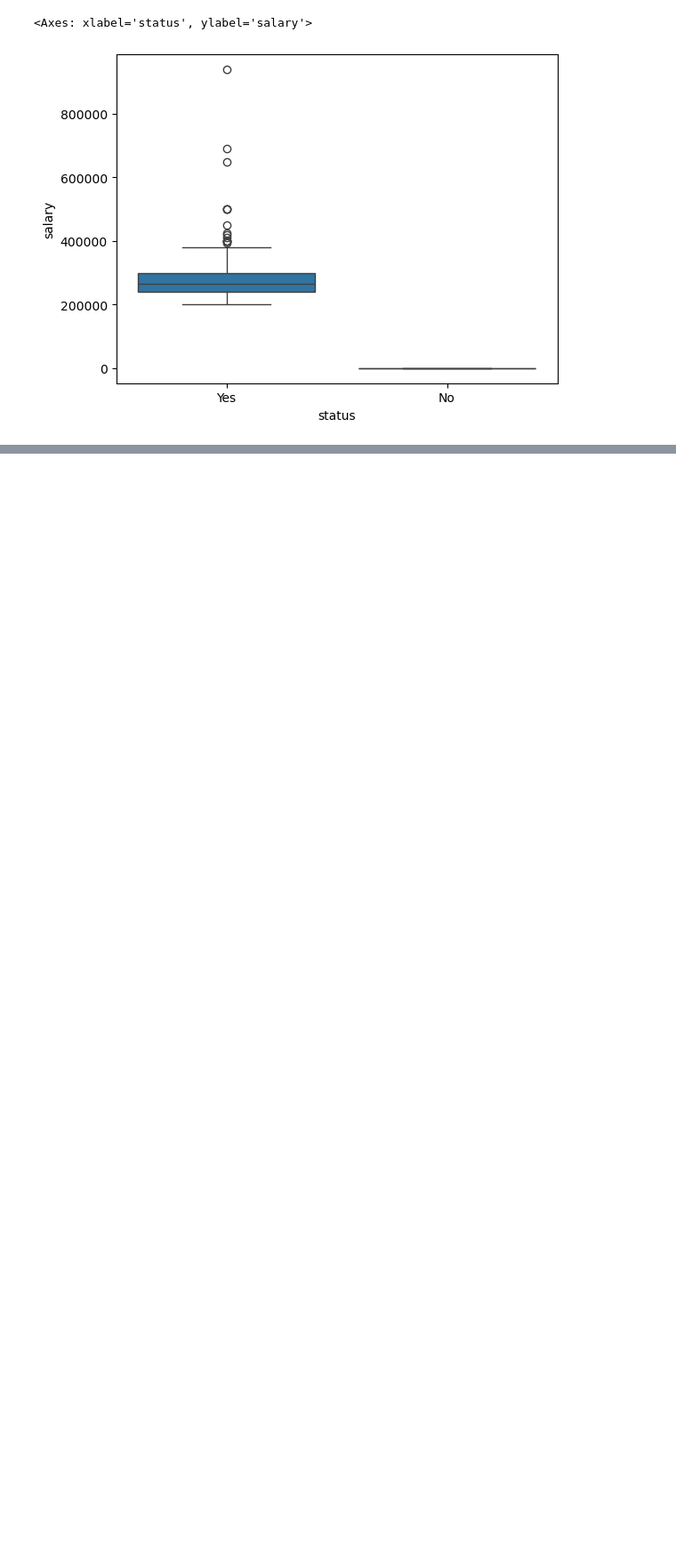
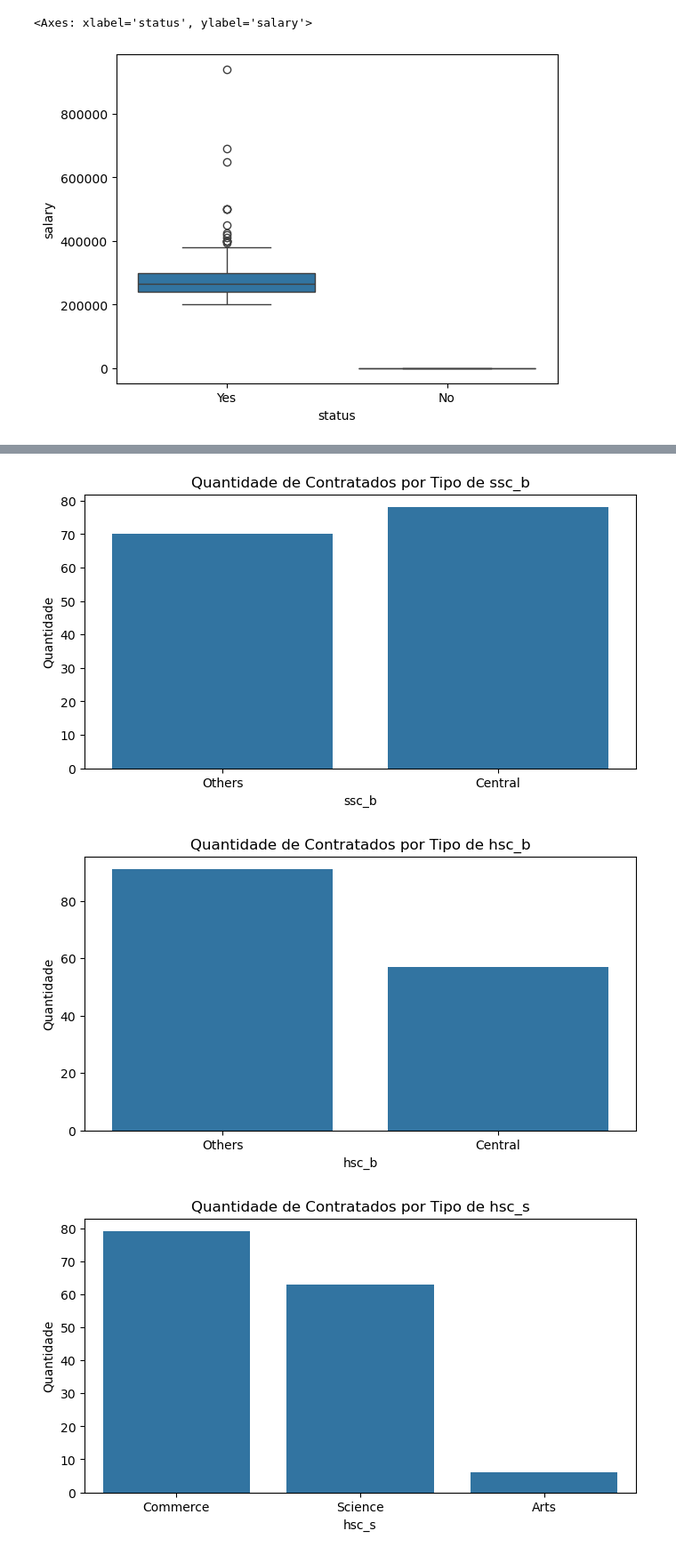
Before and after one commit to thiagofernandes101/ProjetosFiap, a Jupyter notebook: Machine Learning Avancado/Aula 2/Recrutamento/recrutamento-preditivo.ipynb, the cells around one changed output, grey strips where cells are left out. Shown: that part at 89% size. Saved outputs shown, nothing was run; the diff lists cells and outputs as text; code cells hidden in the pictures; blank space fills up the shorter version.

```diff
--- a/Machine Learning Avancado/Aula 2/Recrutamento/recrutamento-preditivo.ipynb
+++ b/Machine Learning Avancado/Aula 2/Recrutamento/recrutamento-preditivo.ipynb
@@ -103,0 +170,13 @@ sb.boxplot(x='status', y='salary', data=dataset)
+# %%
+education_columns = ['ssc_b', 'hsc_b', 'hsc_s', 'degree_t', 'specialisation']
+for attribute in education_columns:
+    plt.figure(figsize=(8, 4))
+    sb.countplot(x=attribute, data=dataset[dataset['status'] == 'Yes'])
+    plt.title(f"Quantidade de Contratados por Tipo de {attribute}")
+    plt.xlabel(attribute)
+    plt.ylabel("Quantidade")
+    plt.show()
+# %% [output]
+[figure, added]
+[figure, added]
+[figure, added]
```
Also changed, not shown: parts of 29 cells of this notebook, 1 other file.
